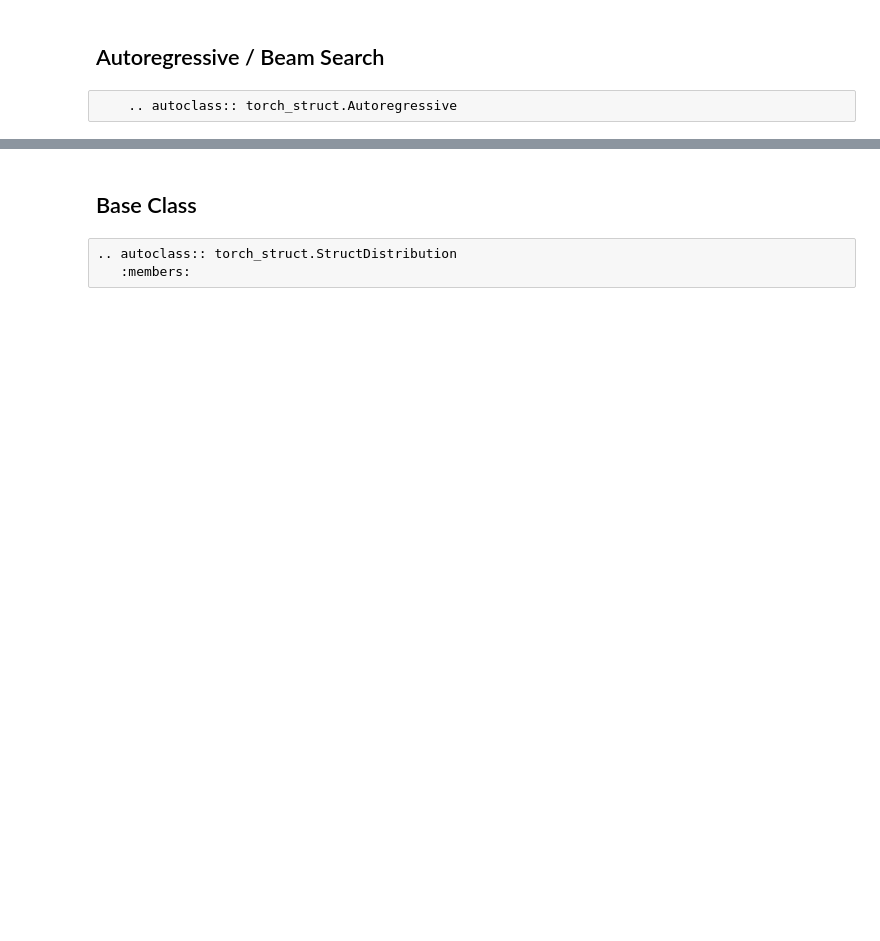
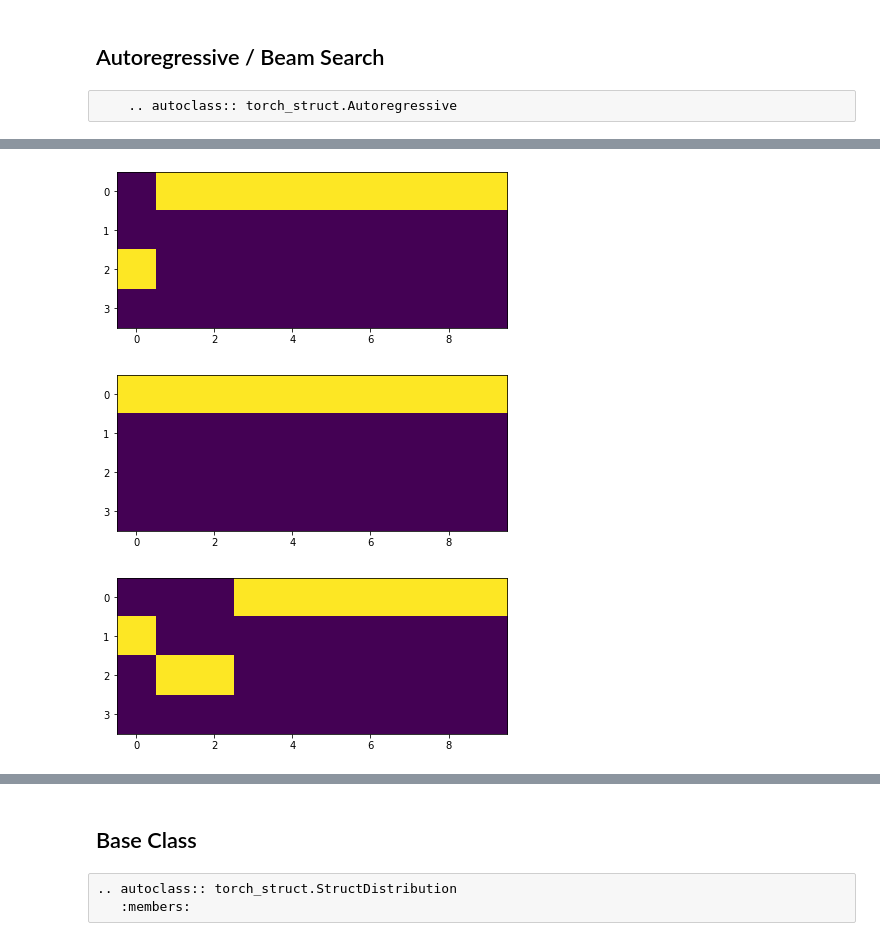
Before and after one commit to harvardnlp/pytorch-struct, a Jupyter notebook: docs/source/model.ipynb, the cells around one changed output, grey strips where cells are left out. Drawn from its saved outputs; the diff is of its cells as text; code cells hidden in the pictures; blank space fills up the shorter version.

```diff
--- a/docs/source/model.ipynb
+++ b/docs/source/model.ipynb
@@ -277,0 +222,9 @@ RuntimeError: index out of range: Tried to access index 5 out of table with 1 ro
+# %%
+out = dist.beam_topk(5)[:, 0]
+for i in range(3):
+    show_ar(out[i])
+    plt.show()
+# %% [output]
+[figure, added]
+[figure, added]
+[figure, added]
```
Also changed, not shown: parts of 34 cells of this notebook, 8 other files.
